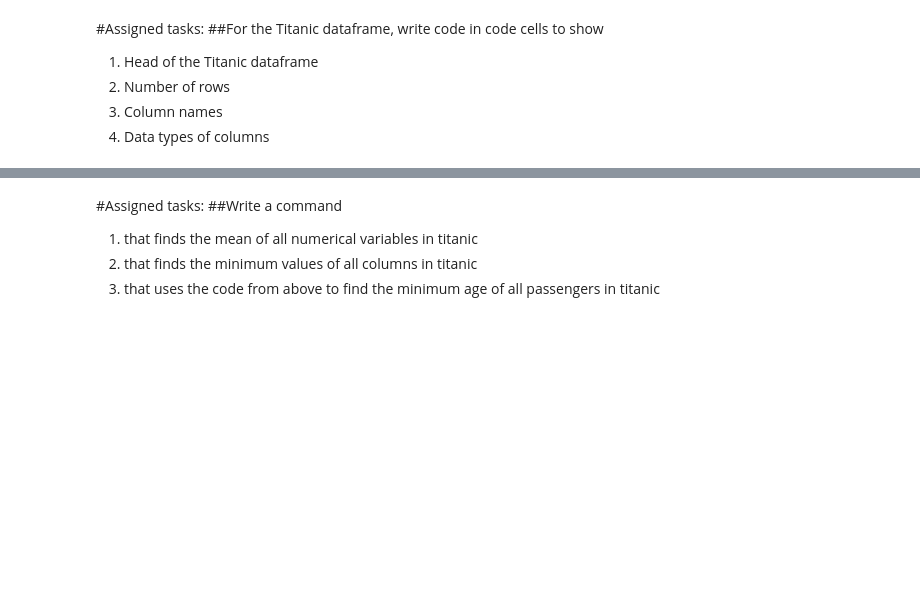
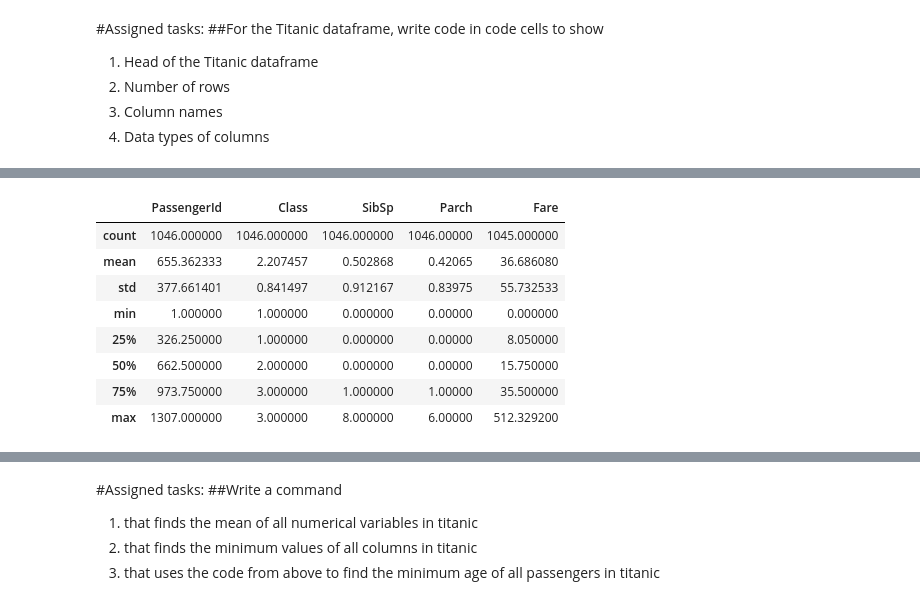
Before and after one commit to MadmanMarble/GLAP, a Jupyter notebook: Assignment_3_part_1.ipynb, the cells around one changed output, grey strips where cells are left out. Saved outputs shown, nothing was run; the diff lists cells and outputs as text; code cells hidden in the pictures; blank space fills up the shorter version.

```diff
--- a/Assignment_3_part_1.ipynb
+++ b/Assignment_3_part_1.ipynb
@@ -13,0 +56,13 @@ df = pd.read_csv("https://gist.githubusercontent.com/DariaAlekseeva/299611a0daa6
+# %%
+# .describe() will answer both 1 and 2 (mean and minimum)
+df.describe()
+# %% [output]
+|  | PassengerId | Class | SibSp | Parch | Fare |
+| count | 1046.000000 | 1046.000000 | 1046.000000 | 1046.00000 | 1045.000000 |
+| mean | 655.362333 | 2.207457 | 0.502868 | 0.42065 | 36.686080 |
+| std | 377.661401 | 0.841497 | 0.912167 | 0.83975 | 55.732533 |
+| min | 1.000000 | 1.000000 | 0.000000 | 0.00000 | 0.000000 |
+| 25% | 326.250000 | 1.000000 | 0.000000 | 0.00000 | 8.050000 |
+| 50% | 662.500000 | 2.000000 | 0.000000 | 0.00000 | 15.750000 |
+| 75% | 973.750000 | 3.000000 | 1.000000 | 1.00000 | 35.500000 |
+| max | 1307.000000 | 3.000000 | 8.000000 | 6.00000 | 512.329200 |
```
Also changed, not shown: parts of 10 cells of this notebook.
